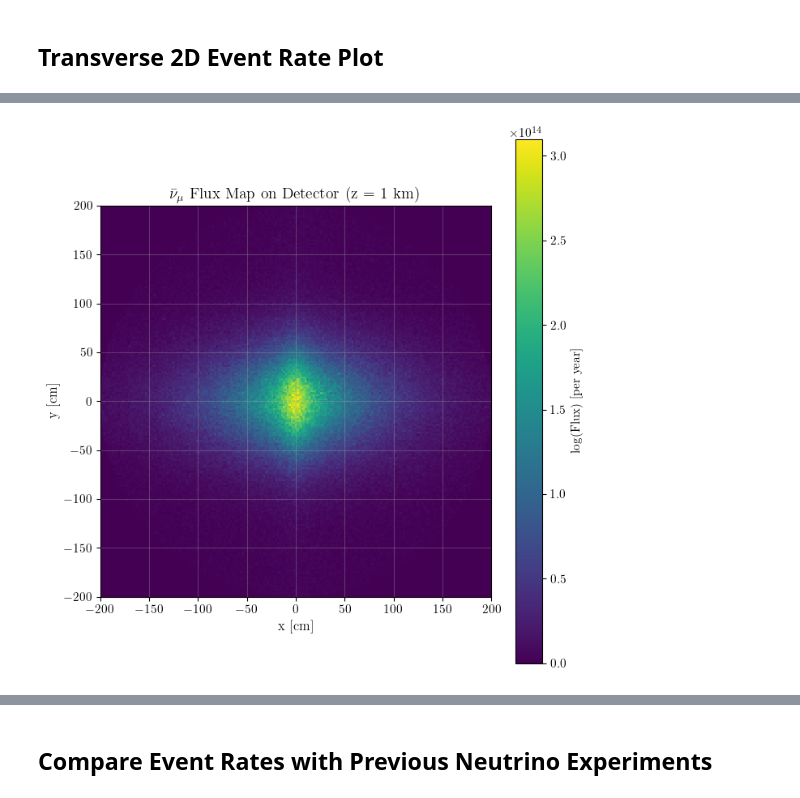
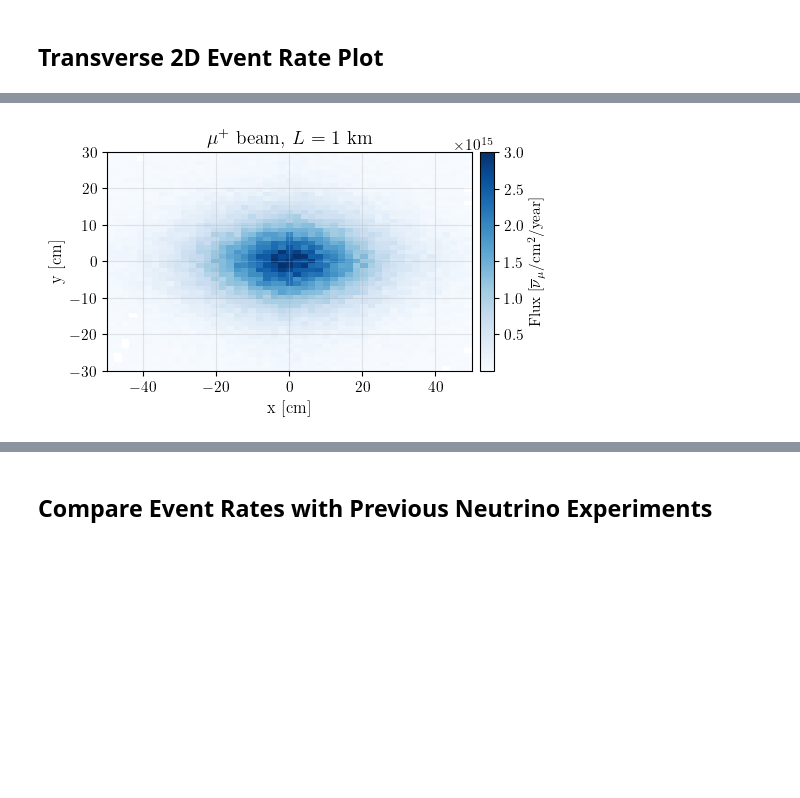
Before and after one commit to jchoi55/MINT, a Jupyter notebook: main_collider_ring_studies.ipynb, the cells around one changed output, grey strips where cells are left out. Drawn from its saved outputs; the diff is of its cells as text; code cells hidden in the pictures; blank space fills up the shorter version.

```diff
--- a/main_collider_ring_studies.ipynb
+++ b/main_collider_ring_studies.ipynb
@@ -64,27 +67,27 @@ Ring circumference: 146.49 km
 u = np.linspace(0, 1, 4000)
 
 fig, ax = plt.subplots(1, 1, figsize=(12, 8))
-ax.plot(ring_lattice.x(u)/100, ring_lattice.y(u)/100, lw=2.0, color='black')
-ax.set_xlabel("x [m]", fontsize=15)
-ax.set_ylabel("y [m]", fontsize=15)
+ax.plot(ring_lattice.z(u)/100, ring_lattice.x(u)/100, lw=2.0, color='black')
+ax.set_xlabel("z [m]", fontsize=15)
+ax.set_ylabel("x [m]", fontsize=15)
 ax.tick_params(labelsize=15)
 ax.text(0.5, 0.4, "Collider ring (to scale)", transform=ax.transAxes, ha="center", fontsize=12)
 ax.set_xlim(-700, 700)
-ax.set_ylim(-120, 10)
+ax.set_ylim(120, -10)
 ax.set_aspect("equal", adjustable="box")
 
 # Detector box: ±6 m around IP (0, 0)
 det_half = 6  # meters
 det_box = plt.Rectangle((-det_half, -det_half), 2*det_half, 2*det_half,
-                         linewidth=1.5, edgecolor='None', facecolor='tab:red', alpha=0.25, zorder=5)
+                         linewidth=1.5, edgecolor='None', facecolor='tab:red', alpha=0.4, zorder=5)
 ax.add_patch(det_box)
 
 # Inset: chicane detail at ~x=50m, y~20cm
 xl = 0.12
 axins = ax.inset_axes([0, 1.5, 1, 1])
-axins.plot(ring_lattice.x(u)/100, ring_lattice.y(u)/100, lw=1.5, color='black')
+axins.plot(ring_lattice.z(u)/100, ring_lattice.x(u)/100, lw=2, color='black')
 axins.set_xlim(-70, 70)
-axins.set_ylim(-0.03, 0.03)
+axins.set_ylim(0.02, -0.02)
 axins.tick_params(labelsize=13)
 axins.set_xlabel("z [m]", fontsize=13)
 axins.set_ylabel("x [m]", fontsize=13)
@@ -92,10 +95,10 @@ ax.indicate_inset_zoom(axins, edgecolor="gray", alpha=0.6)
 
 # Detector box in inset
 det_box_ins = plt.Rectangle((-det_half, -det_half), 2*det_half, 2*det_half,
-                              linewidth=1.5, edgecolor='None', facecolor='tab:red', alpha=0.25, zorder=5)
+                              linewidth=1.5, edgecolor='None', facecolor='tab:red', alpha=0.4, zorder=5)
 axins.add_patch(det_box_ins)
 # axins.set_aspect("equal", adjustable="box")
 
 fig.tight_layout()
-fig.savefig("plots/collider_ring_geometry.pdf", dpi=400)
+fig.savefig("plots/collider_ring_geometry.pdf", dpi=400, bbox_inches="tight")
 # %% [output]
@@ -412,7 +454,7 @@ Warning! The following keys were not recognized and will be ignored: dict_keys([
 # --- Run all simulations ONCE per lattice ---
 # Create simulations dictionary: sims[lattice_name][flavor] = simulator
 sims = {}
-n_evals = 1e7
+n_evals = 1e6
 
 for lattice_name, lattice in lattices.items():
     sims[lattice_name] = {}
@@ -1420,64 +1524,76 @@ plt.show()
 # %%
 from matplotlib.colors import LogNorm
+from mpl_toolkits.axes_grid1 import make_axes_locatable
 
 # 2D Detector Map: Neutrino Hit Positions Colored by Flux
 
-det_radius = 2e2  # cm
-
 # Select a flavor to visualize
 flavor_to_plot = "numubar"
-sim = sims["ring"][flavor_to_plot]
+sim = sims["no_chicane"][flavor_to_plot]
 
 # Extract position data for events in acceptance
-det_vector = vector.array({"x": det_location[0], "y": det_location[1], "z": det_location[2]})
+det_vector = vector.array({"x": [0], "y": [0], "z": [1e5]})  # Detector at z = 1 km
 distances = det_vector - sim.pos
 neutrino_direction = sim.pnu.to_3D().unit()
 
 dotprod = distances.dot(neutrino_direction)
 
-z_det = 5e5
-t = (z_det - sim.pos["z"]) / sim.pnu["pz"]
-x_hit = sim.pos["x"] + t * sim.pnu["px"]
-y_hit = sim.pos["y"] + t * sim.pnu["py"]
+z_det = det_vector['z']
+lam = (z_det - sim.pos["z"]) / sim.pnu["pz"]
+x_hit = sim.pos["x"] + lam * sim.pnu["px"]
+y_hit = sim.pos["y"] + lam * sim.pnu["py"]
 
-in_acceptance = (dotprod > 0) & (sim.pnu["E"] > 0) & (np.sqrt(x_hit**2 + y_hit**2) < det_radius)
+in_acceptance = (dotprod > 0) & (sim.pnu["E"] > 0) # & (np.sqrt(x_hit**2 + y_hit**2) < det_radius)
 # in_acceptance = np.ones_like(dotprod, dtype=bool)
 
 x_hit = x_hit[in_acceptance]
 y_hit = y_hit[in_acceptance]
-w_accepted = sim.weights[in_acceptance].flatten()
-
+w_accepted = sim.weights.flatten()[in_acceptance]
 
 flux_weights = w_accepted * bunches_per_year
 
 # Create 2D histogram
-x_bins = np.linspace(-det_radius, det_radius,200)
-y_bins = np.linspace(-det_radius, det_radius, 200)
-
-hist_2d, xedges, yedges = np.histogram2d(x_hit, y_hit, bins=[x_bins, y_bins], weights=flux_weights)
-
+x_range = 50
+y_range = 30
+bins = 50
+x_bins = np.linspace(-x_range, x_range, bins)
+y_bins = np.linspace(-y_range, y_range, bins)
 
 # Plot
-fig, ax = plt.subplots(figsize=(7, 7))
-im = ax.pcolormesh(xedges, yedges, (hist_2d), shading='auto', cmap='viridis')
-# im = ax.pcolormesh(xedges, yedges, hist_2d, shading='auto', cmap='viridis',norm=LogNorm(vmin=hist_2d[hist_2d > 0].min(), vmax=hist_2d.max()))
-cbar = plt.colorbar(im, ax=ax, label='log(Flux) [per year]')
+fig, ax = plt.subplots(figsize=(5, 4))
+
+# hist_2d, xedges, yedges = np.histogram2d(x_hit, y_hit, bins=[x_bins, y_bins], weights=flux_weights)
+area = (xedges[1:] - xedges[:-1]) * (yedges[1:] - yedges[:-1])  # Area of each bin in cm^2
+
+# Z = np.where(hist_2d / area > 1e10, (hist_2d / area), np.nan)  # Normalize by area to get flux per cm^2
+counts, xedges, yedges, im = ax.hist2d(
+    x_hit, y_hit,
+    bins=(x_bins, y_bins),
+    cmap='Blues',
+    weights=flux_weights,
+    cmin=1
+)
+
+# im = ax.pcolormesh(xedges, yedges, Z, shading='auto', cmap='viridis')
+divider = make_axes_locatable(ax)
+cax = divider.append_axes("right", size="4%", pad=0.08)
+cbar = fig.colorbar(im, cax=cax)
+cbar.set_label(r'Flux [$\overline{\nu}_\mu /$cm$^2$/year$]$')
 
 # Draw detector circle
 # circle = plt.Circle((0, 0), det_radius, fill=False, edgecolor='red', linestyle='--', linewidth=2, label='Detector Boundary')
 # ax.add_patch(circle)
 
-ax.set_title(r'$\bar\nu_\mu$ Flux Map on Detector (z = 1 km)', fontsize=14)
-ax.set_xlim(-det_radius, det_radius)
-ax.set_ylim(-det_radius, det_radius)
+ax.set_title(r'$\mu^+$ beam, $L = 1$ km', fontsize=14)
+# ax.set_xlim(-x_range, x_range)
+# ax.set_ylim(-y_range, y_range)
 ax.set_xlabel('x [cm]', fontsize=12)
 ax.set_ylabel('y [cm]', fontsize=12)
 ax.set_aspect('equal')
 ax.grid(True, alpha=0.3)
 ax.legend()
 
-fig.tight_layout()
-fig.savefig("plots/detector_flux_map_2d.pdf", dpi=300, bbox_inches="tight")
+fig.savefig("plots/detector_flux_map_2d_nochicane.pdf", dpi=300, bbox_inches="tight")
 plt.show()
 # %% [output]
-[figure, old version]
+[figure, new version]
```
Also changed, not shown: parts of 33 cells of this notebook, 44 other files.
